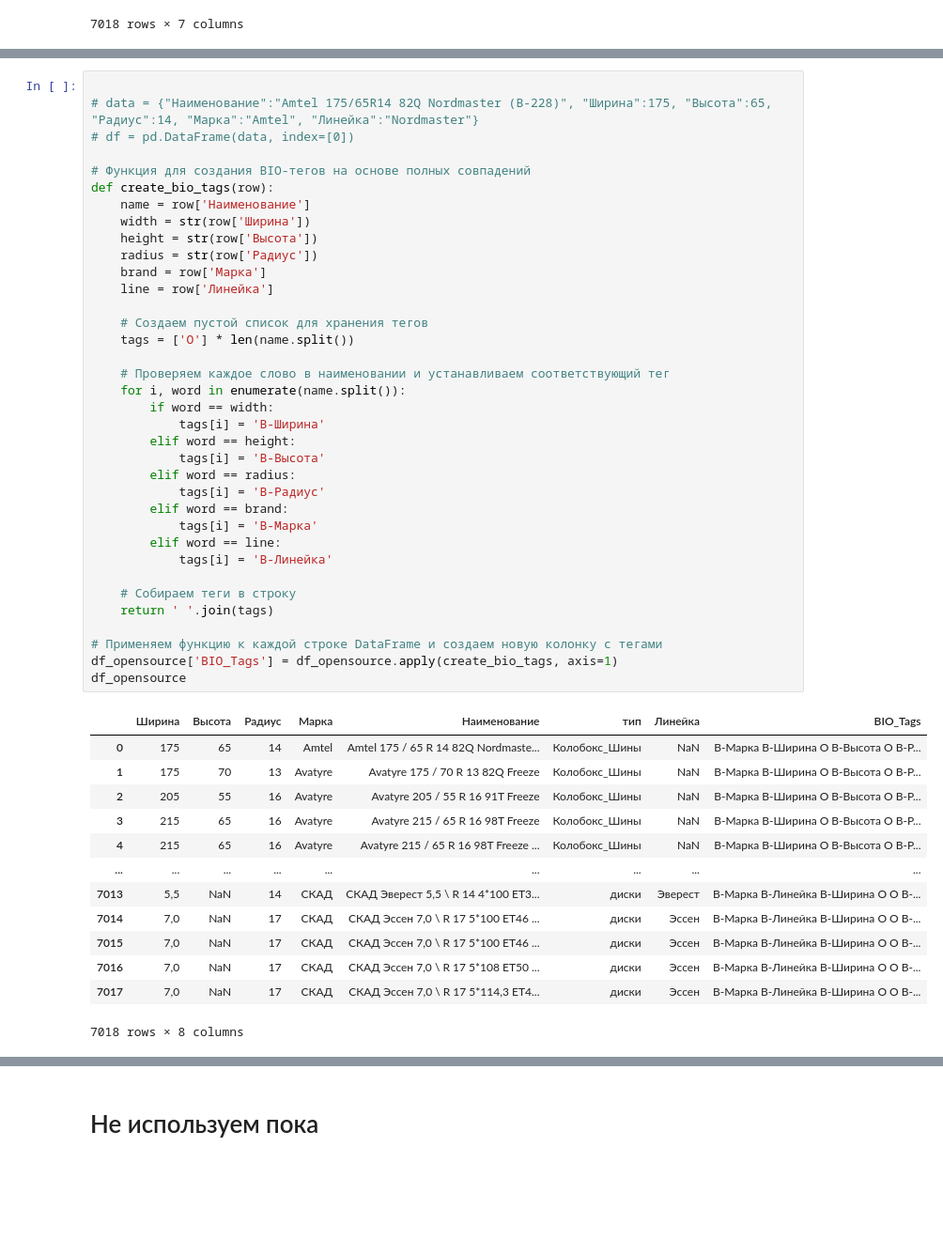
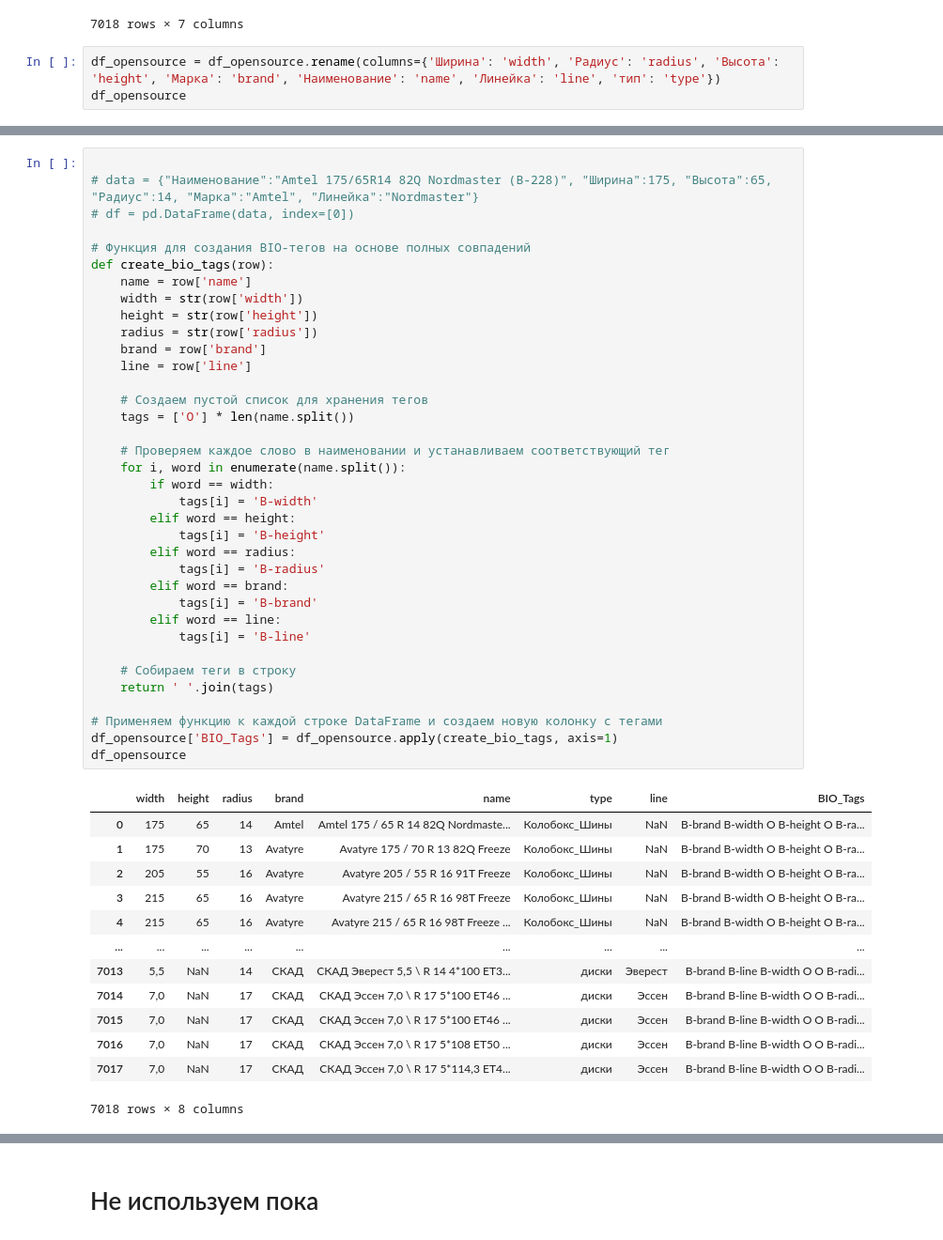
Before and after one commit to IgorSondors/BERT_NER, a Jupyter notebook: NER_dataset.ipynb, the cells around one changed output, grey strips where cells are left out. Shown: that part at 94% size. Cells and saved outputs as stored; diff of their text form; blank space fills up the shorter version.

```diff
--- a/NER_dataset.ipynb
+++ b/NER_dataset.ipynb
@@ -200,3 +200,6 @@ df_opensource
 | 7016 | 7,0 | NaN | 17 | СКАД | СКАД Эссен 7,0 \ R 17 5*108 ET50 ... | диски | Эссен |
 | 7017 | 7,0 | NaN | 17 | СКАД | СКАД Эссен 7,0 \ R 17 5*114,3 ET4... | диски | Эссен |
 7018 rows × 7 columns
+# %%
+df_opensource = df_opensource.rename(columns={'Ширина': 'width', 'Радиус': 'radius', 'Высота': 'height', 'Марка': 'brand', 'Наименование': 'name', 'Линейка': 'line', 'тип': 'type'})
+df_opensource
@@ -203,50 +220,50 @@ df_opensource
 # %%
 
 # data = {"Наименование":"Amtel 175/65R14 82Q Nordmaster (В-228)", "Ширина":175, "Высота":65, "Радиус":14, "Марка":"Amtel", "Линейка":"Nordmaster"}
 # df = pd.DataFrame(data, index=[0])
 
 # Функция для создания BIO-тегов на основе полных совпадений
 def create_bio_tags(row):
-    name = row['Наименование']
-    width = str(row['Ширина'])
-    height = str(row['Высота'])
-    radius = str(row['Радиус'])
-    brand = row['Марка']
-    line = row['Линейка']
+    name = row['name']
+    width = str(row['width'])
+    height = str(row['height'])
+    radius = str(row['radius'])
+    brand = row['brand']
+    line = row['line']
 
     # Создаем пустой список для хранения тегов
     tags = ['O'] * len(name.split())
 
     # Проверяем каждое слово в наименовании и устанавливаем соответствующий тег
     for i, word in enumerate(name.split()):
         if word == width:
-            tags[i] = 'B-Ширина'
+            tags[i] = 'B-width'
         elif word == height:
-            tags[i] = 'B-Высота'
+            tags[i] = 'B-height'
         elif word == radius:
-            tags[i] = 'B-Радиус'
+            tags[i] = 'B-radius'
         elif word == brand:
-            tags[i] = 'B-Марка'
+            tags[i] = 'B-brand'
         elif word == line:
-            tags[i] = 'B-Линейка'
+            tags[i] = 'B-line'
 
     # Собираем теги в строку
     return ' '.join(tags)
 
 # Применяем функцию к каждой строке DataFrame и создаем новую колонку с тегами
 df_opensource['BIO_Tags'] = df_opensource.apply(create_bio_tags, axis=1)
 df_opensource
 # %% [output]
-|  | Ширина | Высота | Радиус | Марка | Наименование | тип | Линейка | BIO_Tags |
-| 0 | 175 | 65 | 14 | Amtel | Amtel 175 / 65 R 14 82Q Nordmaste... | Колобокс_Шины | NaN | B-Марка B-Ширина O B-Высота O B-Р... |
-| 1 | 175 | 70 | 13 | Avatyre | Avatyre 175 / 70 R 13 82Q Freeze | Колобокс_Шины | NaN | B-Марка B-Ширина O B-Высота O B-Р... |
-| 2 | 205 | 55 | 16 | Avatyre | Avatyre 205 / 55 R 16 91T Freeze | Колобокс_Шины | NaN | B-Марка B-Ширина O B-Высота O B-Р... |
-| 3 | 215 | 65 | 16 | Avatyre | Avatyre 215 / 65 R 16 98T Freeze | Колобокс_Шины | NaN | B-Марка B-Ширина O B-Высота O B-Р... |
-| 4 | 215 | 65 | 16 | Avatyre | Avatyre 215 / 65 R 16 98T Freeze ... | Колобокс_Шины | NaN | B-Марка B-Ширина O B-Высота O B-Р... |
+|  | width | height | radius | brand | name | type | line | BIO_Tags |
+| 0 | 175 | 65 | 14 | Amtel | Amtel 175 / 65 R 14 82Q Nordmaste... | Колобокс_Шины | NaN | B-brand B-width O B-height O B-ra... |
+| 1 | 175 | 70 | 13 | Avatyre | Avatyre 175 / 70 R 13 82Q Freeze | Колобокс_Шины | NaN | B-brand B-width O B-height O B-ra... |
+| 2 | 205 | 55 | 16 | Avatyre | Avatyre 205 / 55 R 16 91T Freeze | Колобокс_Шины | NaN | B-brand B-width O B-height O B-ra... |
+| 3 | 215 | 65 | 16 | Avatyre | Avatyre 215 / 65 R 16 98T Freeze | Колобокс_Шины | NaN | B-brand B-width O B-height O B-ra... |
+| 4 | 215 | 65 | 16 | Avatyre | Avatyre 215 / 65 R 16 98T Freeze ... | Колобокс_Шины | NaN | B-brand B-width O B-height O B-ra... |
 | ... | ... | ... | ... | ... | ... | ... | ... | ... |
-| 7013 | 5,5 | NaN | 14 | СКАД | СКАД Эверест 5,5 \ R 14 4*100 ET3... | диски | Эверест | B-Марка B-Линейка B-Ширина O O B-... |
-| 7014 | 7,0 | NaN | 17 | СКАД | СКАД Эссен 7,0 \ R 17 5*100 ET46 ... | диски | Эссен | B-Марка B-Линейка B-Ширина O O B-... |
-| 7015 | 7,0 | NaN | 17 | СКАД | СКАД Эссен 7,0 \ R 17 5*100 ET46 ... | диски | Эссен | B-Марка B-Линейка B-Ширина O O B-... |
-| 7016 | 7,0 | NaN | 17 | СКАД | СКАД Эссен 7,0 \ R 17 5*108 ET50 ... | диски | Эссен | B-Марка B-Линейка B-Ширина O O B-... |
-| 7017 | 7,0 | NaN | 17 | СКАД | СКАД Эссен 7,0 \ R 17 5*114,3 ET4... | диски | Эссен | B-Марка B-Линейка B-Ширина O O B-... |
+| 7013 | 5,5 | NaN | 14 | СКАД | СКАД Эверест 5,5 \ R 14 4*100 ET3... | диски | Эверест | B-brand B-line B-width O O B-radi... |
+| 7014 | 7,0 | NaN | 17 | СКАД | СКАД Эссен 7,0 \ R 17 5*100 ET46 ... | диски | Эссен | B-brand B-line B-width O O B-radi... |
+| 7015 | 7,0 | NaN | 17 | СКАД | СКАД Эссен 7,0 \ R 17 5*100 ET46 ... | диски | Эссен | B-brand B-line B-width O O B-radi... |
+| 7016 | 7,0 | NaN | 17 | СКАД | СКАД Эссен 7,0 \ R 17 5*108 ET50 ... | диски | Эссен | B-brand B-line B-width O O B-radi... |
+| 7017 | 7,0 | NaN | 17 | СКАД | СКАД Эссен 7,0 \ R 17 5*114,3 ET4... | диски | Эссен | B-brand B-line B-width O O B-radi... |
 7018 rows × 8 columns
```
Also changed, not shown: parts of 3 cells of this notebook.
